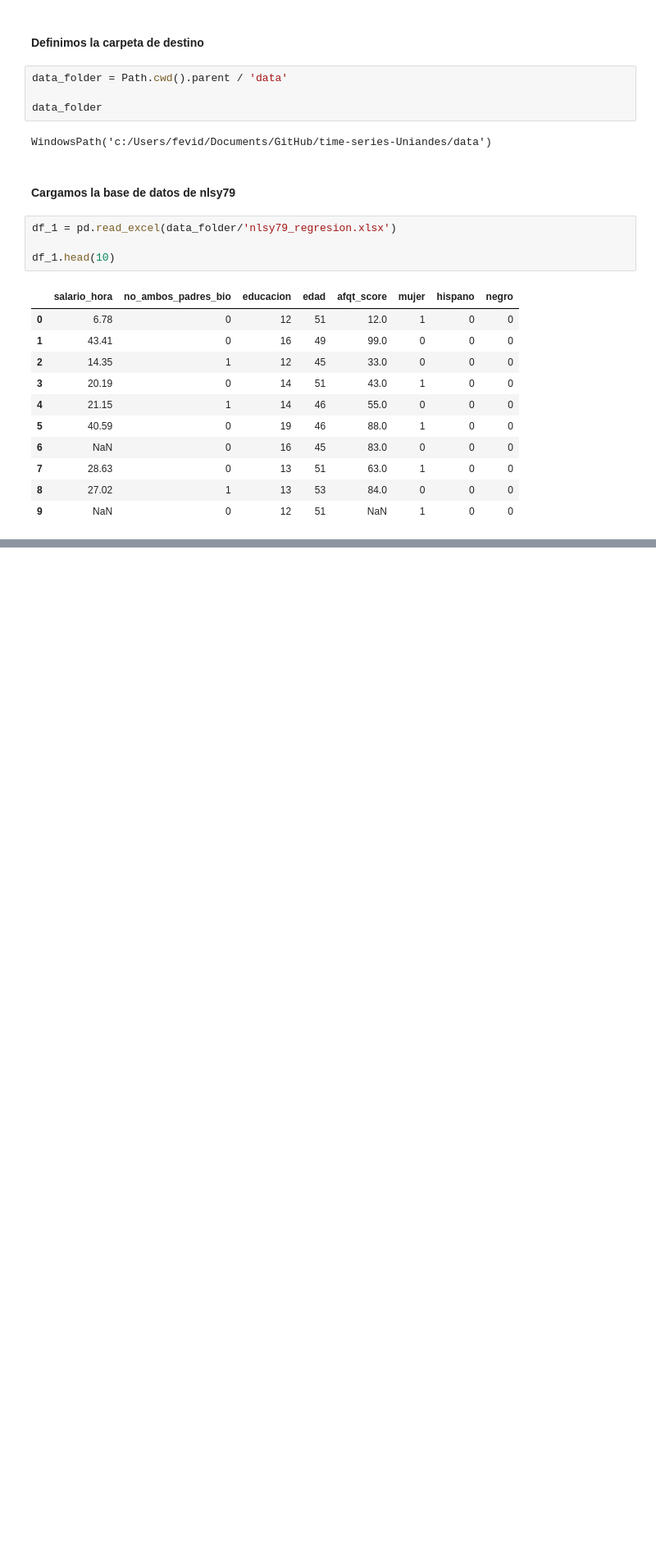
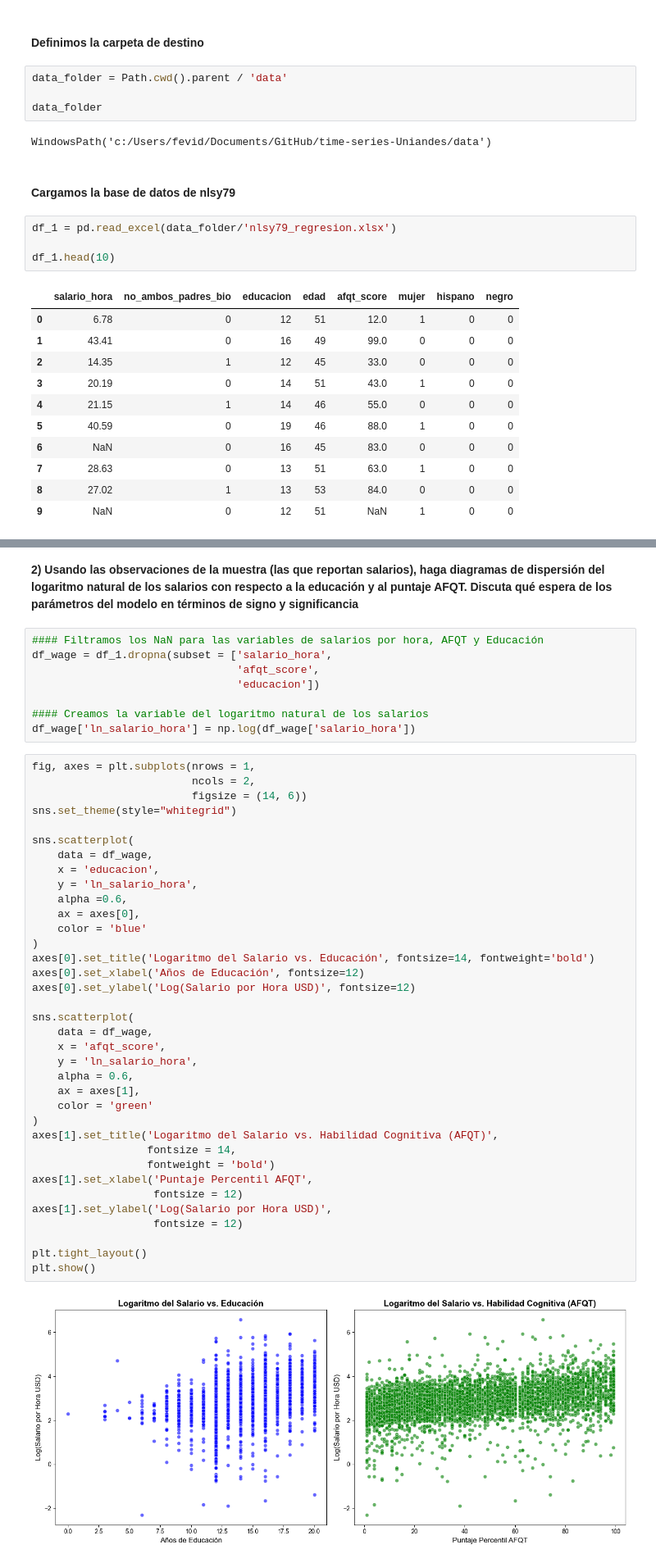
Before and after one commit to fevidals/time-series-Uniandes, a Jupyter notebook: code/taller_1_alpha.ipynb, the cells around one changed output, grey strips where cells are left out. Shown at 82% size. Saved outputs shown, nothing was run; the diff lists cells and outputs as text; blank space fills up the shorter version.

```diff
--- a/code/taller_1_alpha.ipynb
+++ b/code/taller_1_alpha.ipynb
@@ -55,0 +62,48 @@ $\epsilon_{i}$ error de medición
+# %% [markdown]
+<b>2) Usando las observaciones de la muestra (las que reportan salarios), haga diagramas de dispersión del logaritmo natural de los salarios con respecto a la educación y al puntaje AFQT. Discuta qué espera de los parámetros del modelo en términos de signo y significancia<b>
+# %%
+#### Filtramos los NaN para las variables de salarios por hora, AFQT y Educación
+df_wage = df_1.dropna(subset = ['salario_hora',
+                                'afqt_score',
+                                'educacion'])
+
+#### Creamos la variable del logaritmo natural de los salarios
+df_wage['ln_salario_hora'] = np.log(df_wage['salario_hora'])
+# %%
+fig, axes = plt.subplots(nrows = 1,
+                         ncols = 2,
+                         figsize = (14, 6))
+sns.set_theme(style="whitegrid")
+
+sns.scatterplot(
+    data = df_wage,
+    x = 'educacion',
+    y = 'ln_salario_hora',
+    alpha =0.6,
+    ax = axes[0],
+    color = 'blue'
+)
+axes[0].set_title('Logaritmo del Salario vs. Educación', fontsize=14, fontweight='bold')
+axes[0].set_xlabel('Años de Educación', fontsize=12)
+axes[0].set_ylabel('Log(Salario por Hora USD)', fontsize=12)
+
+sns.scatterplot(
+    data = df_wage,
+    x = 'afqt_score',
+    y = 'ln_salario_hora',
+    alpha = 0.6,
+    ax = axes[1],
+    color = 'green'
+)
+axes[1].set_title('Logaritmo del Salario vs. Habilidad Cognitiva (AFQT)',
+                  fontsize = 14,
+                  fontweight = 'bold')
+axes[1].set_xlabel('Puntaje Percentil AFQT',
+                   fontsize = 12)
+axes[1].set_ylabel('Log(Salario por Hora USD)',
+                   fontsize = 12)
+
+plt.tight_layout()
+plt.show()
+# %% [output]
+[figure, added]
```
Also changed, not shown: parts of 5 cells of this notebook, 1 other file.
